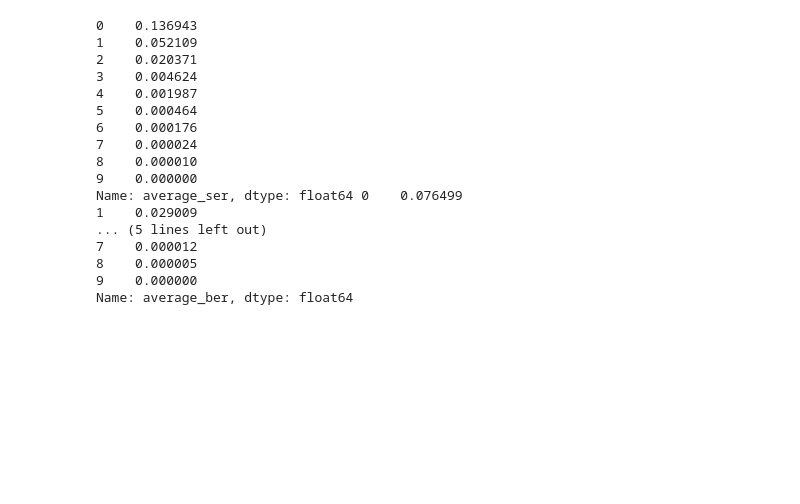
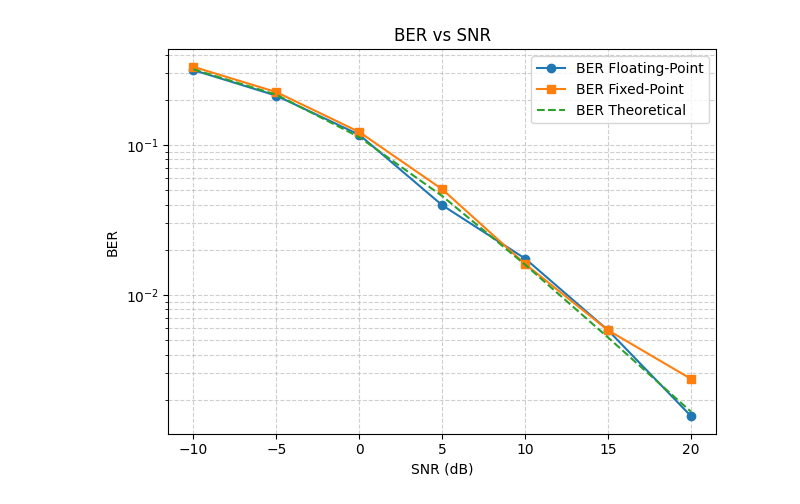
Before and after one commit to rpk226/DSP, a Jupyter notebook: plots.ipynb, the cells around one changed output. Drawn from its saved outputs; the diff is of its cells as text; code cells hidden in the pictures; blank space fills up the shorter version.

```diff
--- a/plots.ipynb
+++ b/plots.ipynb
@@ -35,20 +37,17 @@ plt.show()
-# %%
-print(df['average_ser'],df['average_ber'])
-# %% [output]
-0    0.136943
-1    0.052109
-2    0.020371
-3    0.004624
-4    0.001987
-5    0.000464
-6    0.000176
-7    0.000024
-8    0.000010
-9    0.000000
-Name: average_ser, dtype: float64 0    0.076499
-1    0.029009
-... (5 lines left out)
-7    0.000012
-8    0.000005
-9    0.000000
-Name: average_ber, dtype: float64
+# %%
+
+# ---------------- BER Plot ----------------
+#plt.figure(figsize=(8, 5))
+plt.semilogy(df["snr_db"], df["average_ber"], "o-", label="BER Floating-Point")
+plt.semilogy(df_fp["snr_db"], df_fp["average_ber"], "s-", label="BER Fixed-Point")
+plt.semilogy(snr_db, theory_ber, "--", label="BER Theoretical")
+
+plt.xlabel("SNR (dB)")
+plt.ylabel("BER")
+plt.title("BER vs SNR")
+plt.grid(True, which="both", linestyle="--", alpha=0.6)
+plt.legend()
+plt.tight_layout()
+plt.show()
+# %% [output]
+[figure, added]
```
Also changed, not shown: parts of 1 cell of this notebook, 7 other files.
